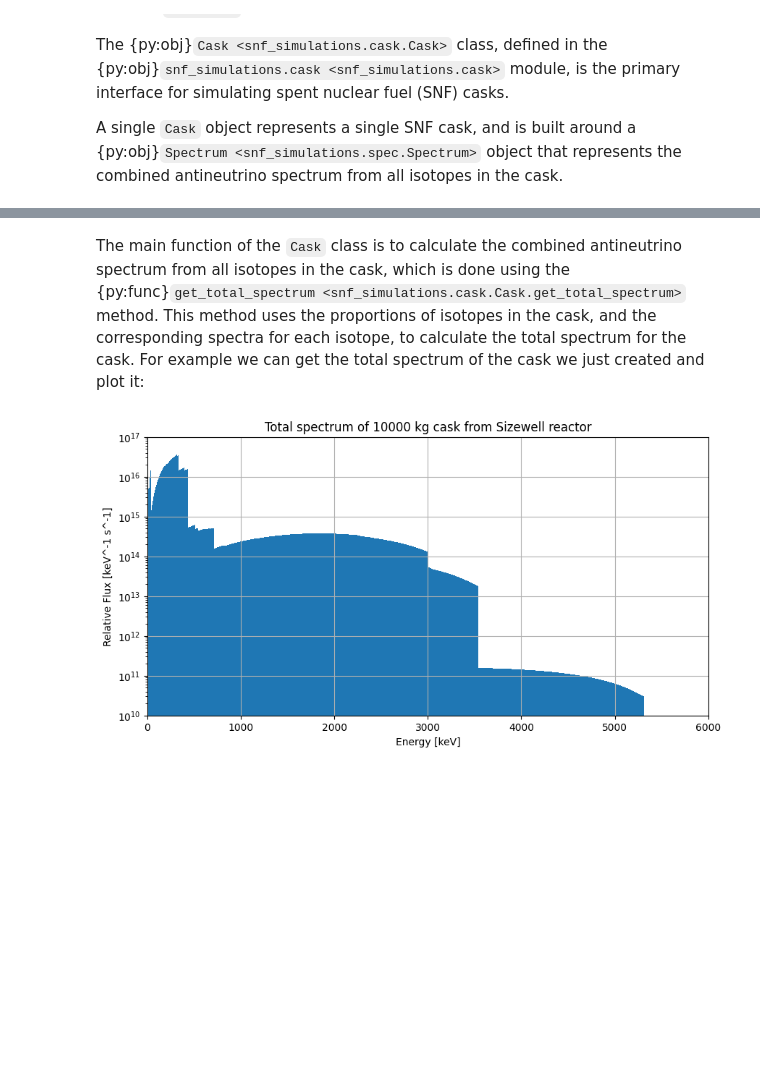
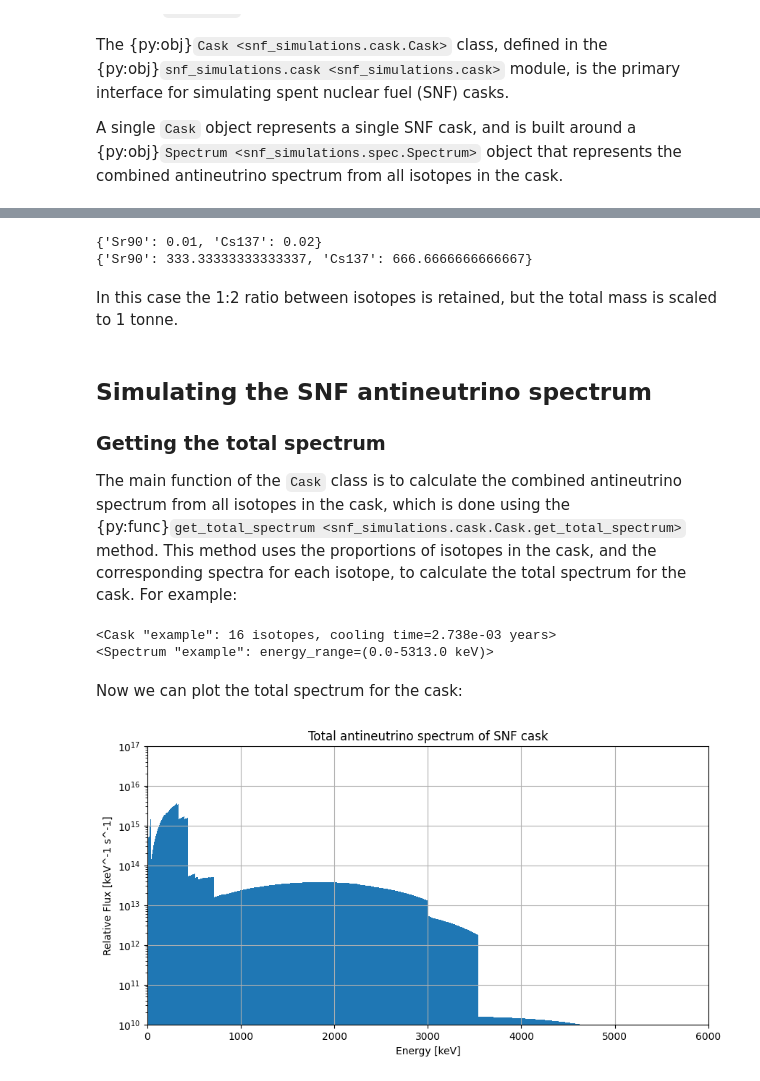
Before and after one commit to ekneale/SNF-simulations, a Jupyter notebook: docs/user_guide/cask.ipynb, the cells around one changed output, grey strips where cells are left out. Saved outputs shown, nothing was run; the diff lists cells and outputs as text; code cells hidden in the pictures; blank space fills up the shorter version.

```diff
--- a/docs/user_guide/cask.ipynb
+++ b/docs/user_guide/cask.ipynb
@@ -31,30 +113,62 @@ print(cask)
+# %%
+file_content = (
+    "*** TIME    1.200E+01 HOURS\n"
+    "ALL-NUC      GRAMS\n"
+    "SR90         10.0\n"
+    "CS137        20.0\n"
+    "TOTAL        30.0\n"
+)
+
+cask = Cask.from_tabqfile(file_content)
+print(cask.isotope_masses)
+
+cask = Cask.from_tabqfile(file_content, total_mass=1000)
+print(cask.isotope_masses)
+# %% [output]
+{'Sr90': 0.01, 'Cs137': 0.02}
+{'Sr90': 333.33333333333337, 'Cs137': 666.6666666666667}
+# %% [markdown]
+In this case the 1:2 ratio between isotopes is retained, but the total mass is scaled to 1 tonne.
 # %% [markdown]
-The main function of the `Cask` class is to calculate the combined antineutrino spectrum from all isotopes in the cask, which is done using the {py:func}`get_total_spectrum <snf_simulations.cask.Cask.get_total_spectrum>` method. This method uses the proportions of isotopes in the cask, and the corresponding spectra for each isotope, to calculate the total spectrum for the cask. For example we can get the total spectrum of the cask we just created and plot it:
+## Simulating the SNF antineutrino spectrum
+
+
+### Getting the total spectrum
+
+The main function of the `Cask` class is to calculate the combined antineutrino spectrum from all isotopes in the cask, which is done using the {py:func}`get_total_spectrum <snf_simulations.cask.Cask.get_total_spectrum>` method. This method uses the proportions of isotopes in the cask, and the corresponding spectra for each isotope, to calculate the total spectrum for the cask. For example:
+# %%
+cask = Cask.from_tabqfile('example.tbQ')
+print(cask)
+
+total_spec = cask.get_total_spectrum()
+print(total_spec)
+# %% [output]
+<Cask "example": 16 isotopes, cooling time=2.738e-03 years>
+<Spectrum "example": energy_range=(0.0-5313.0 keV)>
+# %% [markdown]
+Now we can plot the total spectrum for the cask:
 # %%
 import matplotlib.pyplot as plt
 import numpy as np
-
-# Get the total spectrum for the cask
-total_spec = cask.get_total_spectrum()
 
 # Plot the spectrum
 figure = plt.figure(figsize=(10, 5))
 axes = figure.add_subplot(1, 1, 1)
 
 axes.bar(
     x=total_spec.energy[:-1],
     height=total_spec.flux,
     width=np.diff(total_spec.energy),
 )
 
 axes.set_xlim(0, 6000)
 axes.set_ylim(1e10, 1e17)
 axes.set_xlabel("Energy [keV]")
 axes.set_ylabel("Relative Flux [keV^-1 s^-1]")
-axes.set_title(f"Total spectrum of {cask.total_mass} kg cask from {reactor.capitalize()} reactor")
+axes.set_title(f"Total antineutrino spectrum of SNF cask")
 axes.set_yscale("log")
 axes.grid()
 
 plt.show()
 # %% [output]
-[figure, old version]
+[figure, new version]
```
Also changed, not shown: parts of 25 cells of this notebook, 6 other files.
